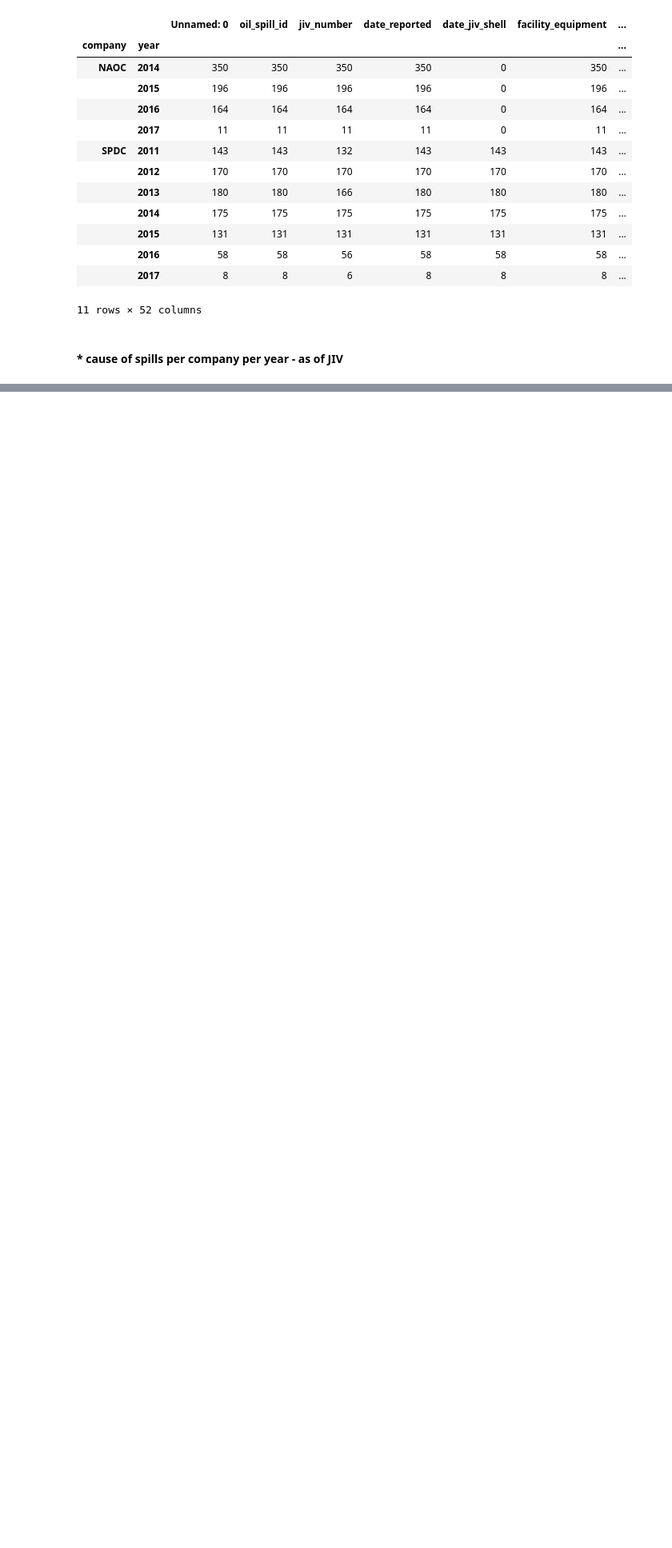
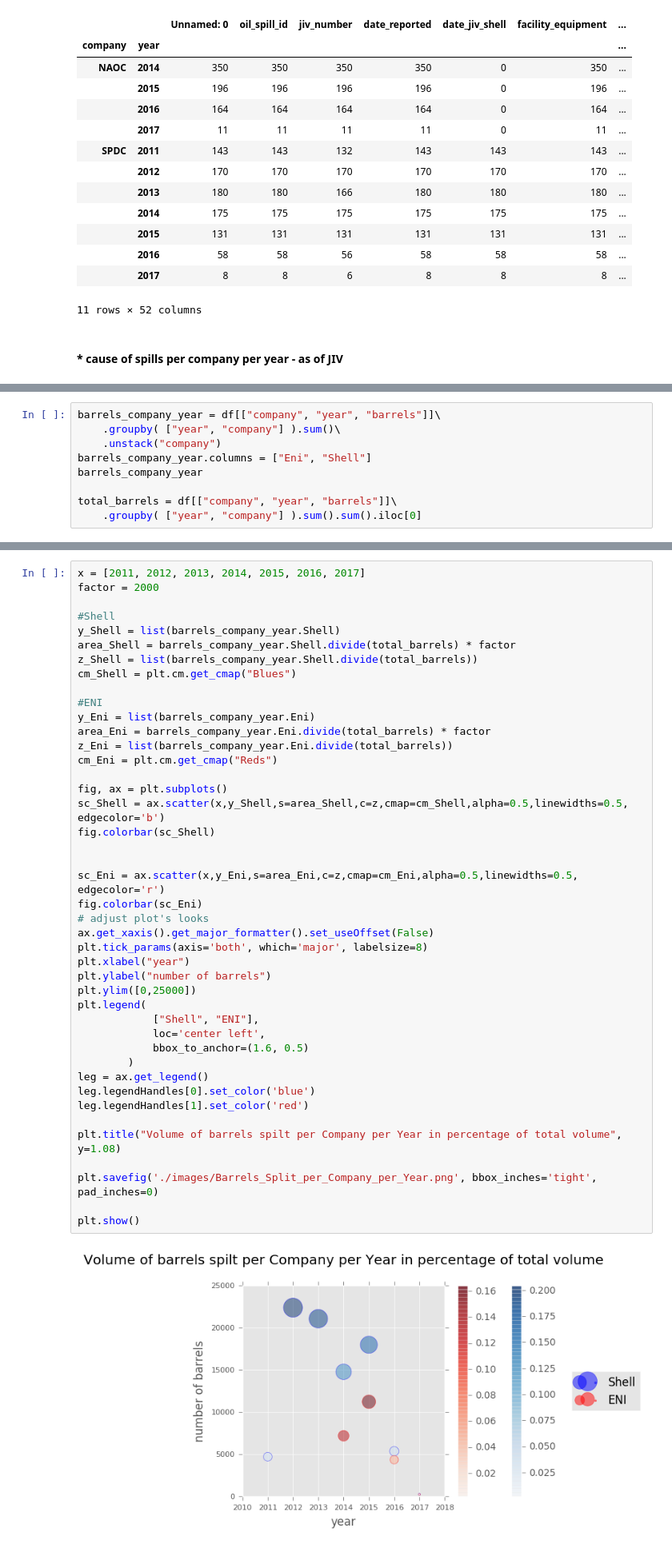
Before and after one commit to estambolieva/oil-spills, a Jupyter notebook: 2. Data Analysis.ipynb, the cells around one changed output, grey strips where cells are left out. Shown: that part at 80% size. Saved outputs shown, nothing was run; the diff lists cells and outputs as text; blank space fills up the shorter version.

Commit message:
barrels per company per year

```diff
--- a/2. Data Analysis.ipynb
+++ b/2. Data Analysis.ipynb
@@ -86,0 +108,9 @@ df2[['abuse','nff']].plot(kind='bar', stacked=True)
+# %%
+barrels_company_year = df[["company", "year", "barrels"]]\
+    .groupby( ["year", "company"] ).sum()\
+    .unstack("company")
+barrels_company_year.columns = ["Eni", "Shell"]
+barrels_company_year
+
+total_barrels = df[["company", "year", "barrels"]]\
+    .groupby( ["year", "company"] ).sum().sum().iloc[0]
@@ -86,0 +129,45 @@ df2[['abuse','nff']].plot(kind='bar', stacked=True)
+# %%
+x = [2011, 2012, 2013, 2014, 2015, 2016, 2017]
+factor = 2000
+
+#Shell
+y_Shell = list(barrels_company_year.Shell)
+area_Shell = barrels_company_year.Shell.divide(total_barrels) * factor
+z_Shell = list(barrels_company_year.Shell.divide(total_barrels))
+cm_Shell = plt.cm.get_cmap("Blues")
+
+#ENI
+y_Eni = list(barrels_company_year.Eni)
+area_Eni = barrels_company_year.Eni.divide(total_barrels) * factor
+z_Eni = list(barrels_company_year.Eni.divide(total_barrels))
+cm_Eni = plt.cm.get_cmap("Reds")
+
+fig, ax = plt.subplots()
+sc_Shell = ax.scatter(x,y_Shell,s=area_Shell,c=z,cmap=cm_Shell,alpha=0.5,linewidths=0.5, edgecolor='b')
+fig.colorbar(sc_Shell)
+
+
+sc_Eni = ax.scatter(x,y_Eni,s=area_Eni,c=z,cmap=cm_Eni,alpha=0.5,linewidths=0.5, edgecolor='r')
+fig.colorbar(sc_Eni)
+# adjust plot's looks
+ax.get_xaxis().get_major_formatter().set_useOffset(False)
+plt.tick_params(axis='both', which='major', labelsize=8)
+plt.xlabel("year")
+plt.ylabel("number of barrels")
+plt.ylim([0,25000])
+plt.legend(
+            ["Shell", "ENI"],
+            loc='center left',
+            bbox_to_anchor=(1.6, 0.5)
+        )
+leg = ax.get_legend()
+leg.legendHandles[0].set_color('blue')
+leg.legendHandles[1].set_color('red')
+
+plt.title("Volume of barrels spilt per Company per Year in percentage of total volume", y=1.08)
+
+plt.savefig('./images/Barrels_Split_per_Company_per_Year.png', bbox_inches='tight', pad_inches=0)
+
+plt.show()
+# %% [output]
+[figure, added]
```
Also changed, not shown: parts of 5 cells of this notebook.
